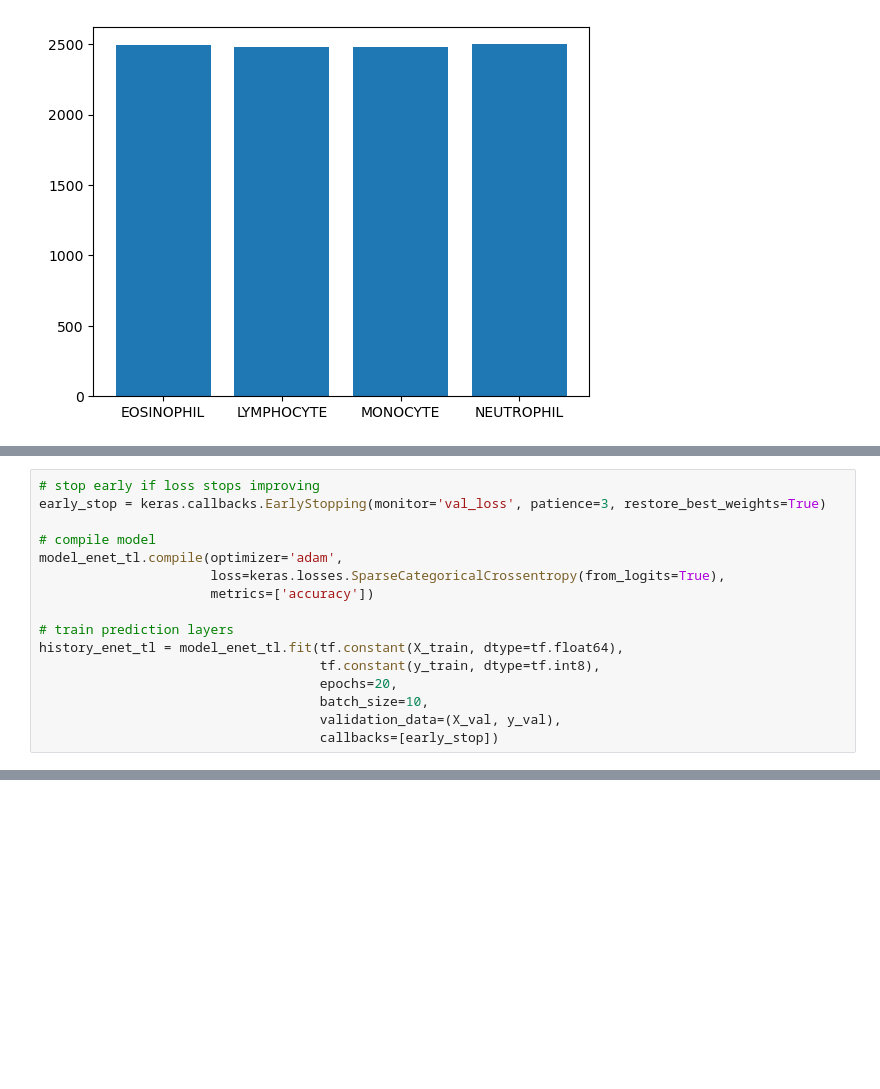
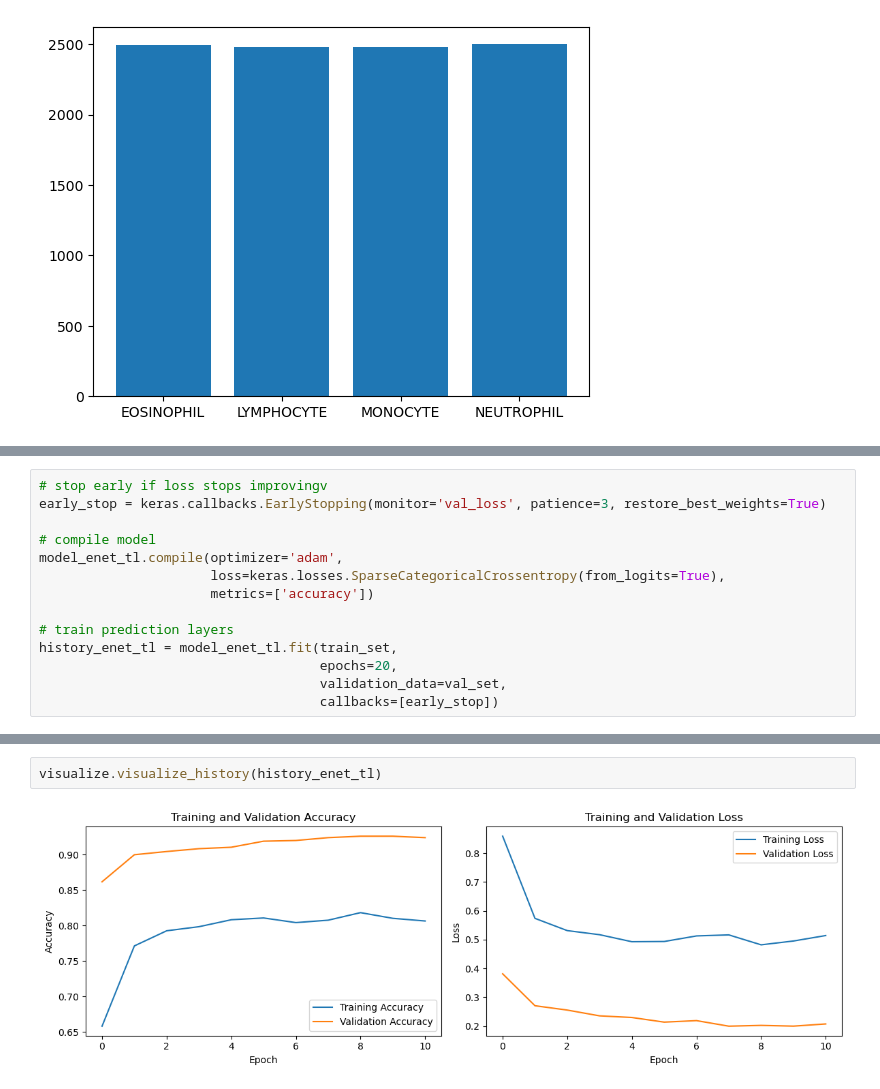
Before and after one commit to srheegit/bloodcell-classification, a Jupyter notebook: bloodcell-classification-tl.ipynb, the cells around one changed output, grey strips where cells are left out. Cells and saved outputs as stored; diff of their text form; blank space fills up the shorter version.

```diff
--- a/bloodcell-classification-tl.ipynb
+++ b/bloodcell-classification-tl.ipynb
@@ -179,7 +97,7 @@ Trainable params: 7,684
 Non-trainable params: 4,052,131
 _________________________________________________________________
 # %%
-# stop early if loss stops improving
+# stop early if loss stops improvingv
 early_stop = keras.callbacks.EarlyStopping(monitor='val_loss', patience=3, restore_best_weights=True)
 
 # compile model
@@ -188,11 +106,9 @@ model_enet_tl.compile(optimizer='adam',
                       metrics=['accuracy'])
 
 # train prediction layers
-history_enet_tl = model_enet_tl.fit(tf.constant(X_train, dtype=tf.float64),
-                                    tf.constant(y_train, dtype=tf.int8),
+history_enet_tl = model_enet_tl.fit(train_set,
                                     epochs=20,
-                                    batch_size=10,
-                                    validation_data=(X_val, y_val),
+                                    validation_data=val_set,
                                     callbacks=[early_stop])
 # %% [output]
 Epoch 1/20
@@ -202,3 +131,7 @@ KeyboardInterrupt:
+# %%
+visualize.visualize_history(history_enet_tl)
+# %% [output]
+[figure, added]
 # %%
 # fine tuning:
 
```
Also changed, not shown: parts of 21 cells of this notebook, 1 other file.
